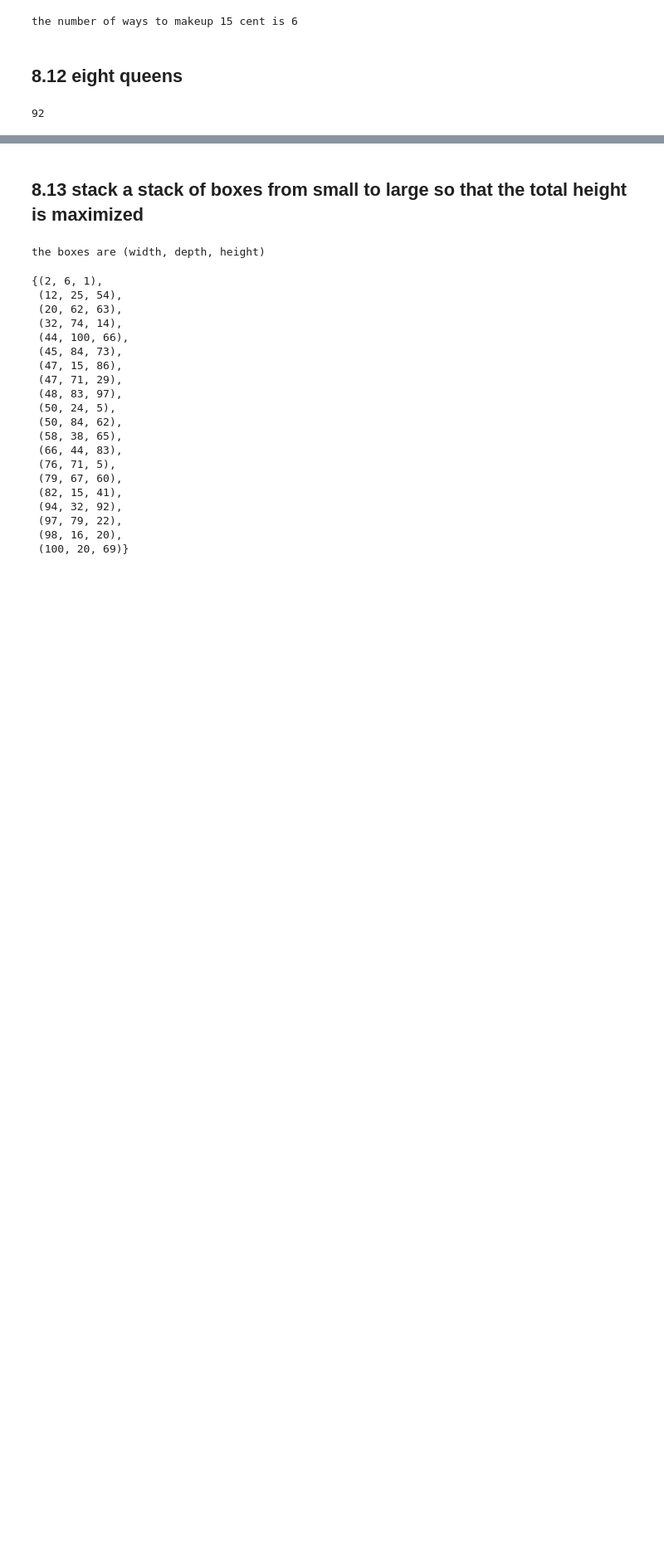
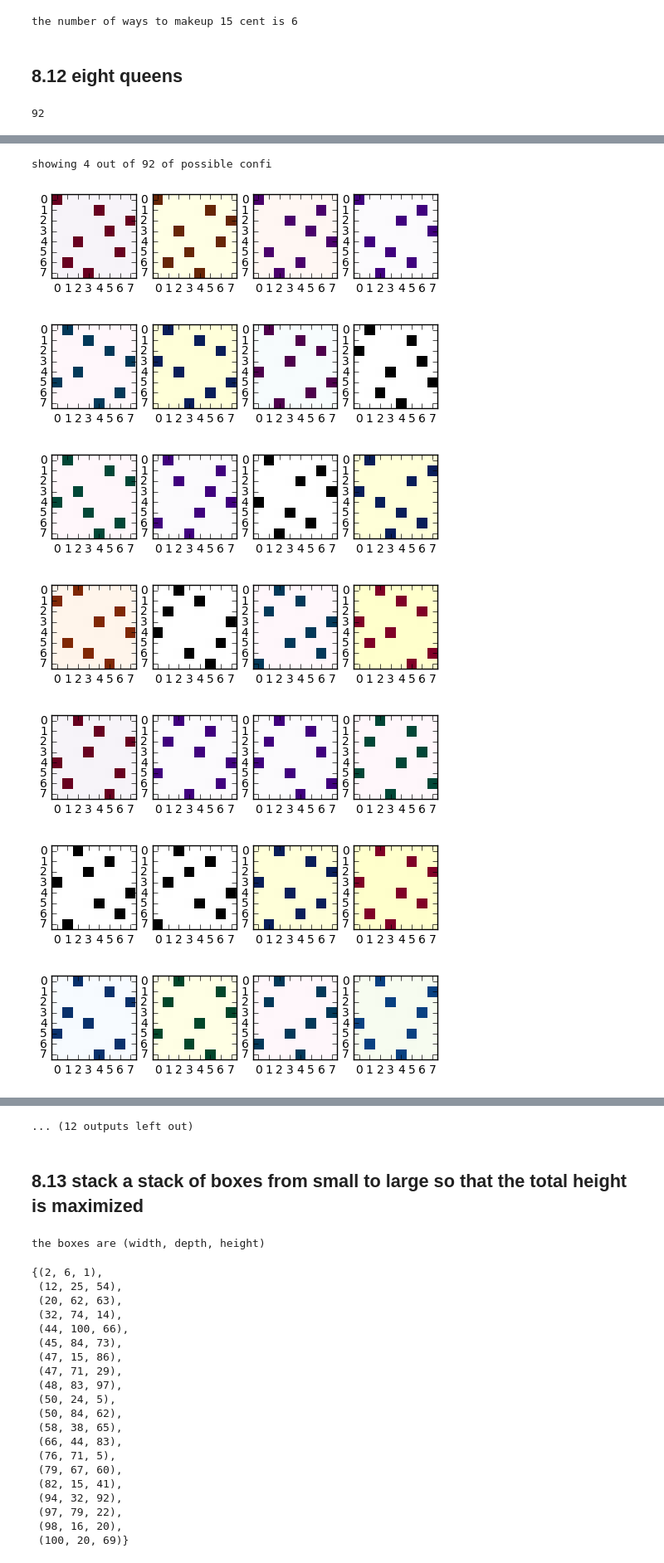
Before and after one commit to ronnnwu/codetheInterviewExercises, a Jupyter notebook: Ch8.ipynb, the cells around one changed output, grey strips where cells are left out. Shown: that part at 83% size. Saved outputs shown, nothing was run; the diff lists cells and outputs as text; code cells hidden in the pictures; blank space fills up the shorter version.

```diff
--- a/Ch8.ipynb
+++ b/Ch8.ipynb
@@ -422,0 +417,24 @@ for a in ans:
+# %%
+print 'showing 4 out of 92 of possible confi'
+cmaps =  ['Blues', 'BuGn', 'BuPu', 'gist_yarg',\
+         'GnBu', 'Greens', 'Greys', 'Oranges', 'OrRd',\
+         'PuBu', 'PuBuGn', 'PuRd', 'Purples', 'RdPu',\
+         'Reds', 'YlGn', 'YlGnBu', 'YlOrBr', 'YlOrRd']
+
+
+for i in range(0,len(ans),4):
+    fig, (ax1, ax2, ax3, ax4) = plt.subplots(1,4)
+    ax1.imshow(ans[i],interpolation='none',cmap=cmaps[random.randint(0,len(cmaps)-1)])
+    ax2.imshow(ans[i+1],interpolation='none',cmap=cmaps[random.randint(0,len(cmaps)-1)])
+    ax3.imshow(ans[i+2],interpolation='none',cmap=cmaps[random.randint(0,len(cmaps)-1)])
+    ax4.imshow(ans[i+3],interpolation='none',cmap=cmaps[random.randint(0,len(cmaps)-1)])
+    plt.show()
+# %% [output]
+showing 4 out of 92 of possible confi
+[figure, added]
+[figure, added]
+[figure, added]
+[figure, added]
+[figure, added]
+[figure, added]
+[figure, added]
@@ -423,3 +445,4 @@ for a in ans:
+... (12 outputs left out)
 # %% [markdown]
 ## 8.13 stack a stack of boxes from small to large so that the total height is maximized
 # %%
```
Also changed, not shown: parts of 7 cells of this notebook.
